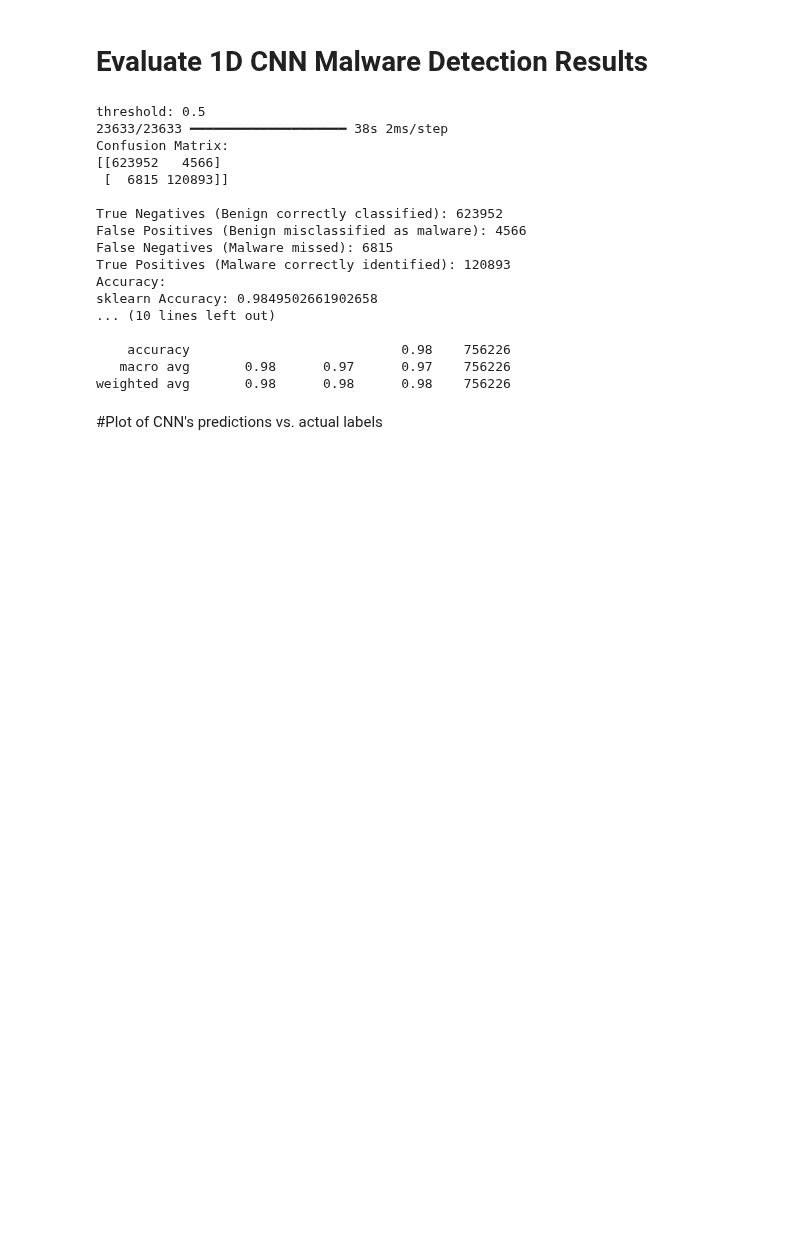
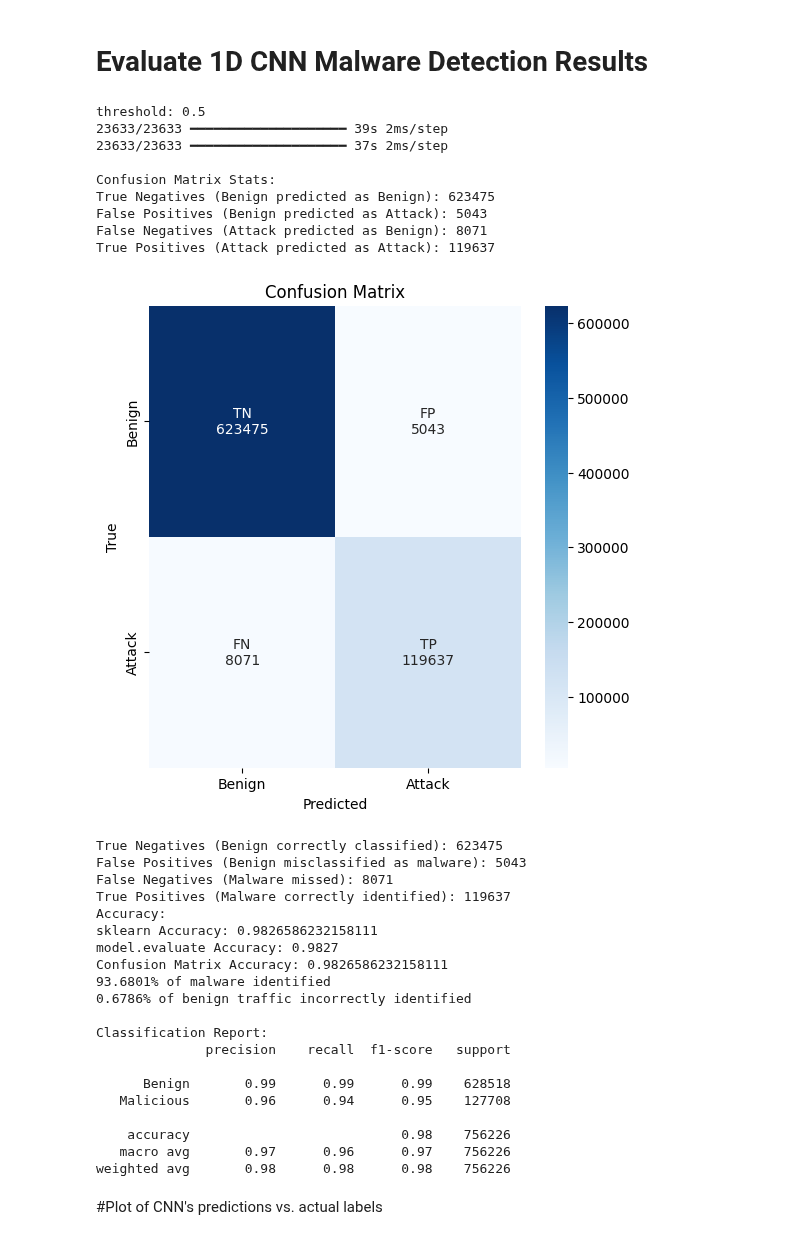
Before and after one commit to SianC7/LAIDS, a Jupyter notebook: 1D_CNN_baseline_model(+quant).ipynb, the cells around one changed output. Drawn from its saved outputs; the diff is of its cells as text; code cells hidden in the pictures; blank space fills up the shorter version.

```diff
--- a/1D_CNN_baseline_model(+quant).ipynb
+++ b/1D_CNN_baseline_model(+quant).ipynb
@@ -311,57 +421,88 @@ Training time: 1330.08 seconds
 # Evaluate 1D CNN Malware Detection Results
 # %%
 from sklearn.metrics import confusion_matrix, accuracy_score, classification_report
+import seaborn as sns # Import seaborn for heatmap plotting
 
 # Get predictions of x_test dataset
 threshold = 0.5 #0.09 gave only 773 fn
 print(f"threshold: {threshold}")
 y_pred_probs = model.predict(X_test)
 y_pred = (y_pred_probs > threshold).astype(int).flatten()  # Boolean statmenent that flattens y_pred to 0 (False) if the CNN's prediction is bigger than the threshold
 
 # Confusion matrix
-cm = confusion_matrix(y_test, y_pred)
+y_prob = model.predict(X_test).ravel()
+y_predict = (y_prob > 0.5).astype("int32")
 
-# Optional: print as table
-print("Confusion Matrix:")
-print(cm)
+cm = confusion_matrix(y_test, y_predict)
+tn, fp, fn, tp = cm.ravel()
+
+print("\nConfusion Matrix Stats:")
+print(f"True Negatives (Benign predicted as Benign): {tn}")
+print(f"False Positives (Benign predicted as Attack): {fp}")
+print(f"False Negatives (Attack predicted as Benign): {fn}")
+print(f"True Positives (Attack predicted as Attack): {tp}")
+
+# Annotated heatmap
+labels = np.array([["TN", "FP"], ["FN", "TP"]])
+annot = np.array([[f"{labels[i, j]}\n{cm[i, j]}" for j in range(2)] for i in range(2)])
+
+plt.figure(figsize=(6, 6))
+sns.heatmap(cm, annot=annot, fmt="", cmap="Blues", xticklabels=["Benign", "Attack"], yticklabels=["Benign", "Attack"])
+plt.title(f"Confusion Matrix") # Removed model_name
+plt.xlabel("Predicted")
+plt.ylabel("True")
+plt.show()
 
 # Detailed breakdown
 tn, fp, fn, tp = cm.ravel()
 print(f"\nTrue Negatives (Benign correctly classified): {tn}")
 print(f"False Positives (Benign misclassified as malware): {fp}")
 print(f"False Negatives (Malware missed): {fn}")
 print(f"True Positives (Malware correctly identified): {tp}")
 
 # Accuracy scores
 print("Accuracy:")
 print("sklearn Accuracy:", accuracy_score(y_test, y_pred))
 test_loss, test_acc = model.evaluate(X_test, y_test, verbose=0)# Evaluate model with test set
 print(f"model.evaluate Accuracy: {test_acc:.4f}")
 print(f"Confusion Matrix Accuracy: {(tp + tn) / (tp + tn + fp + fn)}")
 print(f"{(tp/(tp+fn))*100:.4f}% of malware identified")
-print(f"{(fp/(fp+tn))*100:.4f}% of benign traffic incorrectly identified")
+print(f"{(fp/(tp+tn))*100:.4f}% of benign traffic incorrectly identified")
 
 # Classification report (accuracy, precision, recall, F1)
 print("\nClassification Report:")
 print(classification_report(y_test, y_pred, target_names=["Benign", "Malicious"]))
 # %% [output]
 threshold: 0.5
-23633/23633 ━━━━━━━━━━━━━━━━━━━━ 38s 2ms/step
-Confusion Matrix:
-[[623952   4566]
- [  6815 120893]]
+23633/23633 ━━━━━━━━━━━━━━━━━━━━ 39s 2ms/step
+23633/23633 ━━━━━━━━━━━━━━━━━━━━ 37s 2ms/step
 
-True Negatives (Benign correctly classified): 623952
-False Positives (Benign misclassified as malware): 4566
-False Negatives (Malware missed): 6815
-True Positives (Malware correctly identified): 120893
-Accuracy:
-sklearn Accuracy: 0.9849502661902658
-... (10 lines left out)
-
-    accuracy                           0.98    756226
-   macro avg       0.98      0.97      0.97    756226
-weighted avg       0.98      0.98      0.98    756226
+Confusion Matrix Stats:
+True Negatives (Benign predicted as Benign): 623475
+False Positives (Benign predicted as Attack): 5043
+False Negatives (Attack predicted as Benign): 8071
+True Positives (Attack predicted as Attack): 119637
+[figure, added]
+True Negatives (Benign correctly classified): 623475
+False Positives (Benign misclassified as malware): 5043
+False Negatives (Malware missed): 8071
+True Positives (Malware correctly identified): 119637
+Accuracy:
+sklearn Accuracy: 0.9826586232158111
+model.evaluate Accuracy: 0.9827
+Confusion Matrix Accuracy: 0.9826586232158111
+93.6801% of malware identified
+0.6786% of benign traffic incorrectly identified
+
+Classification Report:
+              precision    recall  f1-score   support
+
+      Benign       0.99      0.99      0.99    628518
+   Malicious       0.96      0.94      0.95    127708
+
+    accuracy                           0.98    756226
+   macro avg       0.97      0.96      0.97    756226
+weighted avg       0.98      0.98      0.98    756226
 # %% [markdown]
 #Plot of CNN's predictions vs. actual labels
 # %%
```
Also changed, not shown: parts of 15 cells of this notebook.
